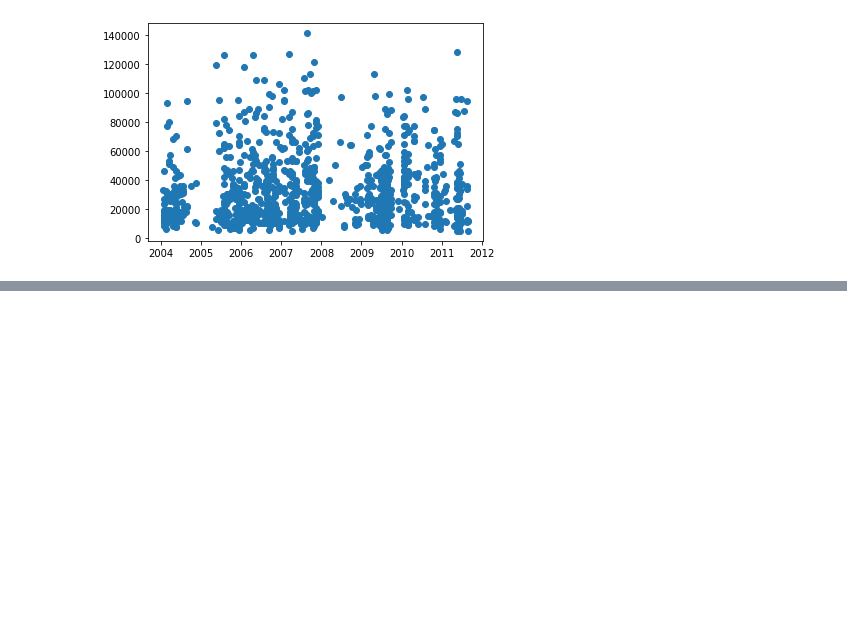
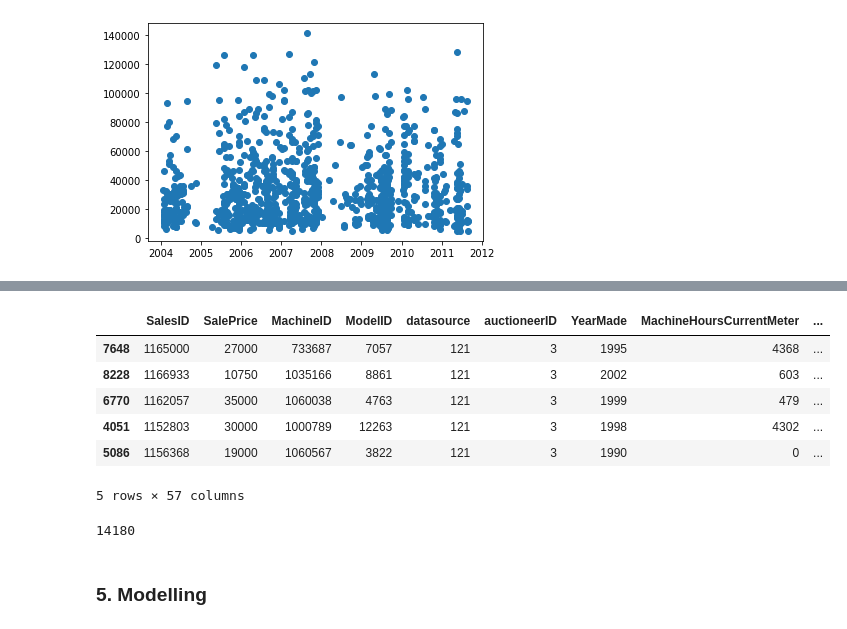
Before and after one commit to shubh-mishra/Bulldozer-price-prediction, a Jupyter notebook: bulldozer_price_prediction.ipynb, the cells around one changed output, grey strips where cells are left out. Cells and saved outputs as stored; diff of their text form; code cells hidden in the pictures; blank space fills up the shorter version.

```diff
--- a/bulldozer_price_prediction.ipynb
+++ b/bulldozer_price_prediction.ipynb
@@ -192,0 +246,4 @@ df.head().T
+# %%
+# remove saledate
+
+df_tmp.drop(columns=['saledate'], inplace=True, axis=1)
@@ -192,0 +270,16 @@ df.head().T
+# %%
+df_tmp.head()
+# %% [output]
+|  | SalesID | SalePrice | MachineID | ModelID | datasource | auctioneerID | YearMade | MachineHoursCurrentMeter | ... |
+| 7648 | 1165000 | 27000 | 733687 | 7057 | 121 | 3 | 1995 | 4368 | ... |
+| 8228 | 1166933 | 10750 | 1035166 | 8861 | 121 | 3 | 2002 | 603 | ... |
+| 6770 | 1162057 | 35000 | 1060038 | 4763 | 121 | 3 | 1999 | 479 | ... |
+| 4051 | 1152803 | 30000 | 1000789 | 12263 | 121 | 3 | 1998 | 4302 | ... |
+| 5086 | 1156368 | 19000 | 1060567 | 3822 | 121 | 3 | 1990 | 0 | ... |
+5 rows × 57 columns
+# %%
+len(df_tmp)
+# %% [output]
+14180
+# %% [markdown]
+### 5. Modelling
```
Also changed, not shown: parts of 16 cells of this notebook.
